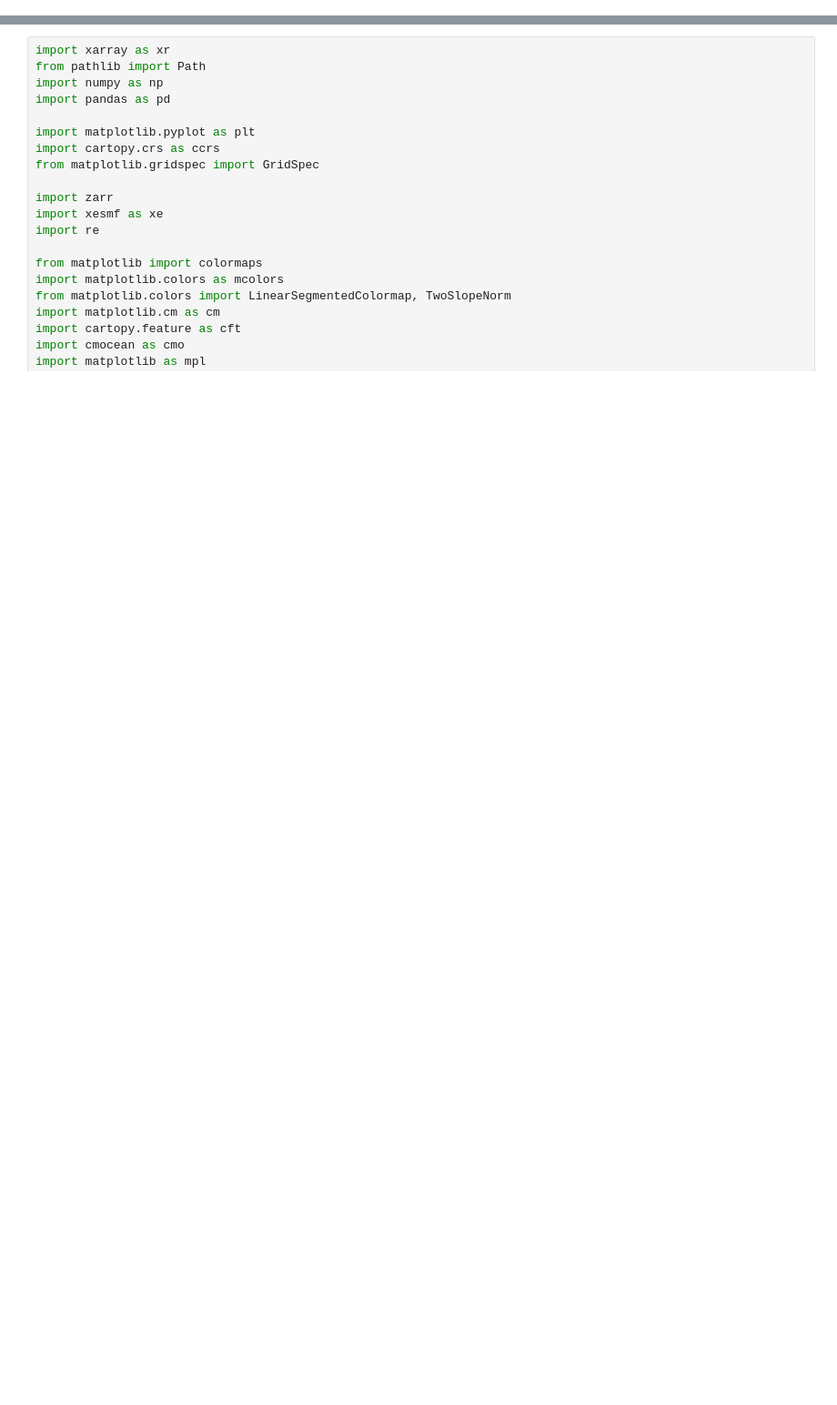
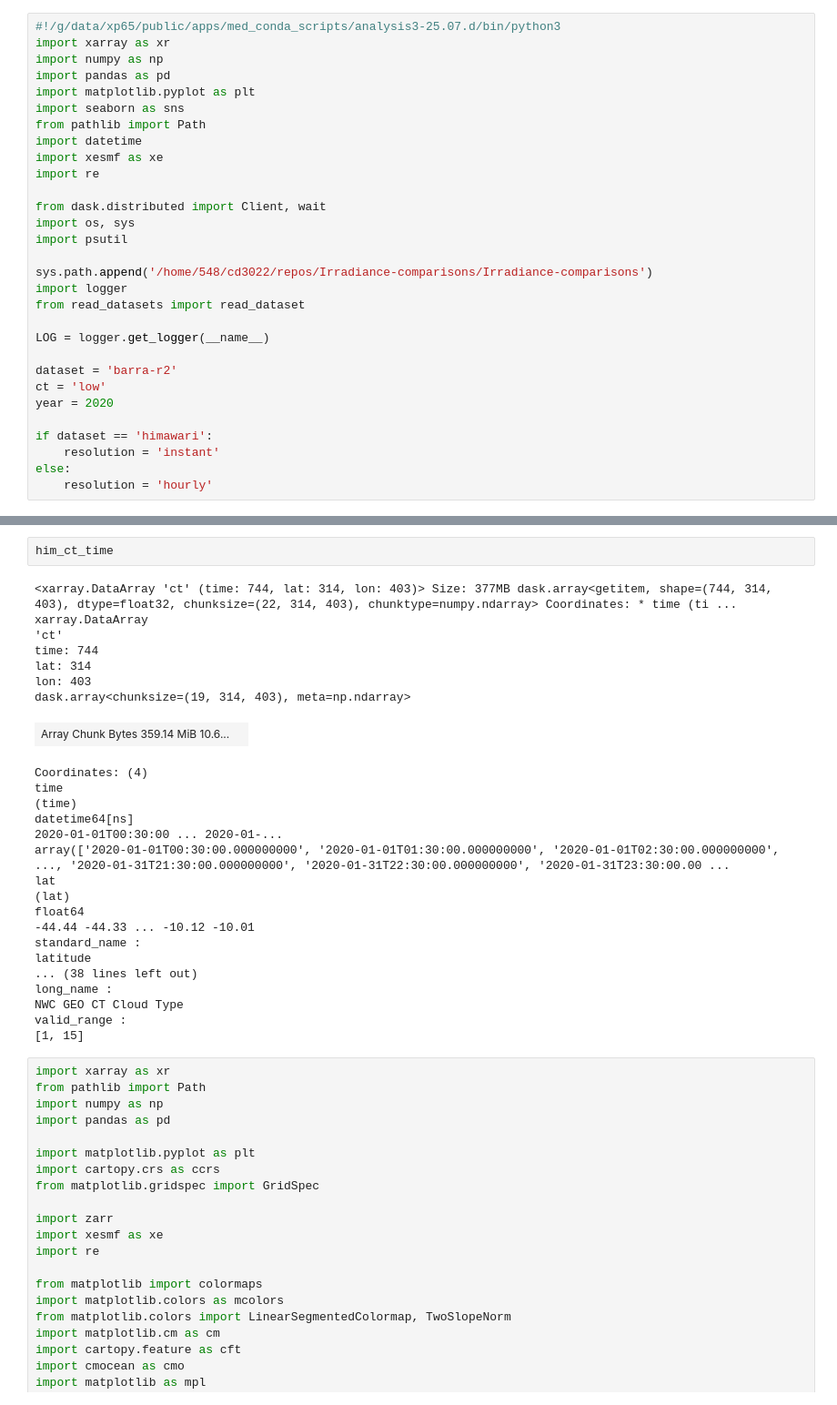
Before and after one commit to cdoedens/Irradiance-comparison, a Jupyter notebook: scripts/Zcomparison_timeslices.ipynb, the cells around one changed output, grey strips where cells are left out. Shown at 91% size. Cells and saved outputs as stored; diff of their text form; blank space fills up the shorter version.

```diff
--- a/scripts/Zcomparison_timeslices.ipynb
+++ b/scripts/Zcomparison_timeslices.ipynb
@@ -0,0 +1,30 @@
+# %%
+#!/g/data/xp65/public/apps/med_conda_scripts/analysis3-25.07.d/bin/python3
+import xarray as xr
+import numpy as np
+import pandas as pd
+import matplotlib.pyplot as plt
+import seaborn as sns
+from pathlib import Path
+import datetime
+import xesmf as xe
+import re
+
+from dask.distributed import Client, wait
+import os, sys
+import psutil
+
+sys.path.append('/home/548/cd3022/repos/Irradiance-comparisons/Irradiance-comparisons')
+import logger
+from read_datasets import read_dataset
+
+LOG = logger.get_logger(__name__)
+
+dataset = 'barra-r2'
+ct = 'low'
+year = 2020
+
+if dataset == 'himawari':
+    resolution = 'instant'
+else:
+    resolution = 'hourly'
@@ -1,3 +83,31 @@
+# %%
+him_ct_time
+# %% [output]
+<xarray.DataArray 'ct' (time: 744, lat: 314, lon: 403)> Size: 377MB dask.array<getitem, shape=(744, 314, 403), dtype=float32, chunksize=(22, 314, 403), chunktype=numpy.ndarray> Coordinates: * time (ti ...
+xarray.DataArray
+'ct'
+time: 744
+lat: 314
+lon: 403
+dask.array<chunksize=(19, 314, 403), meta=np.ndarray>
+| Array Chunk Bytes 359.14 MiB 10.6... |  |
+Coordinates: (4)
+time
+(time)
+datetime64[ns]
+2020-01-01T00:30:00 ... 2020-01-...
+array(['2020-01-01T00:30:00.000000000', '2020-01-01T01:30:00.000000000', '2020-01-01T02:30:00.000000000', ..., '2020-01-31T21:30:00.000000000', '2020-01-31T22:30:00.000000000', '2020-01-31T23:30:00.00 ...
+lat
+(lat)
+float64
+-44.44 -44.33 ... -10.12 -10.01
+standard_name :
+latitude
+... (38 lines left out)
+long_name :
+NWC GEO CT Cloud Type
+valid_range :
+[1, 15]
 # %%
 import xarray as xr
 from pathlib import Path
```
Also changed, not shown: parts of 1 cell of this notebook.
